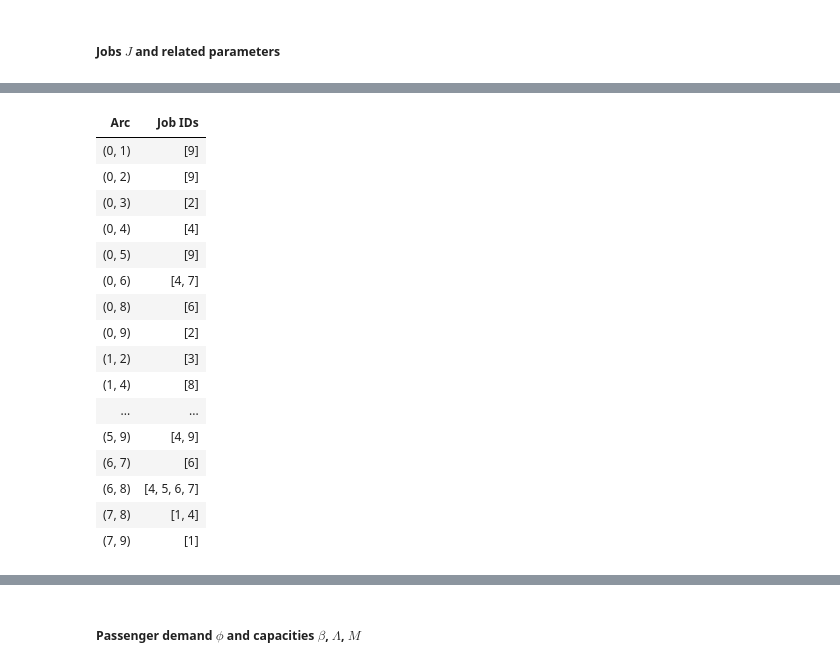
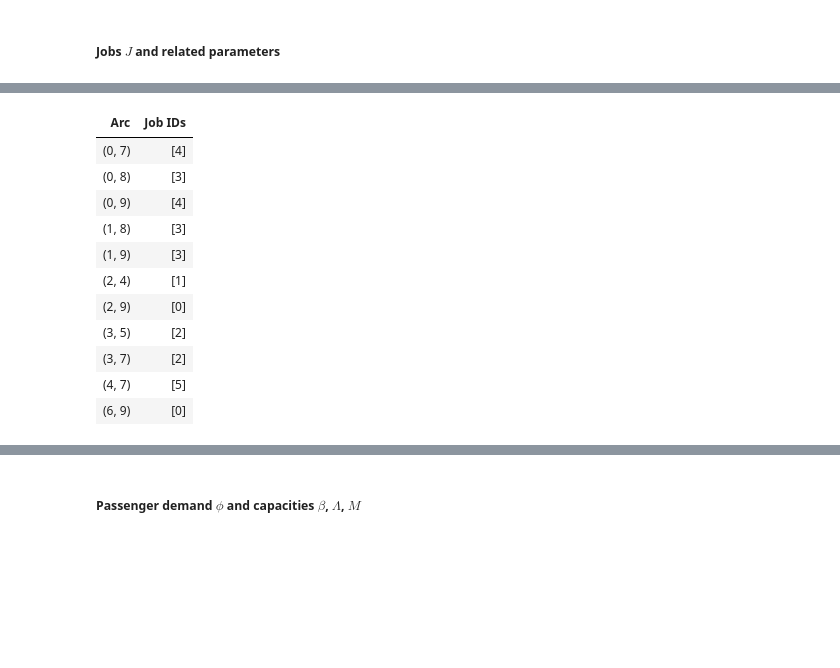
Before and after one commit to marcotallone/railway-scheduling, a Jupyter notebook: notebooks/test_model0.ipynb, the cells around one changed output, grey strips where cells are left out. Drawn from its saved outputs; the diff is of its cells as text; code cells hidden in the pictures; blank space fills up the shorter version.

Commit message:
Adjusting constraints formalization and test with random parameters generations (Dijkstra, Yen algorithms implemented)

```diff
--- a/notebooks/test_model0.ipynb
+++ b/notebooks/test_model0.ipynb
@@ -210,7 +192,7 @@ plot
 ##### Time Horizon $T$
 # %%
 # Discrete Time Periods
-periods = 10
+periods = 30
 
 # Set of discrete time periods													(T)
 T = range(periods)
@@ -219,7 +201,7 @@ T = range(periods)
 # %%
 # Jobs -------------------------------------------------------------------------
 # Number of jobs
-jobs = 10
+jobs = 6
 
 # Set of jobs																	(J)
 J = range(jobs)
@@ -228,7 +210,7 @@ J = range(jobs)
 # this is chosed randomly between 1 and len(T) (exclusive) time periods
 # NOTE: an alternative could be making it a function of the length of the path
 # of the job decided below (e.g. p_j = len(Aj[j]))
-pi = {j: random.randint(1, len(T) - 1) for j in J}
+pi = {j: random.randint(1, len(T)//jobs) for j in J}
 
 # Arcs subject to jobs ---------------------------------------------------------
 
@@ -238,7 +220,7 @@ pi = {j: random.randint(1, len(T) - 1) for j in J}
 Aj = {}
 for j in J:
 	start_station = random.choice(N) # start station
-	length = random.randint(1, n - 1) # length of the path
+	length = random.randint(1, n//3) # length of the path
 
 	path = []
 	current_station = start_station
@@ -272,15 +254,16 @@ C = []
 # between one job and the schedule on the next in the same arc there might
 # be the need of a break time interval for workers to move...
 # ...this can be tweaked eventually
-tau = {a: np.random.randint(0, len(T)//4) for a in A}
+tau = {a: 0 for a in A}
+# tau = {a: np.random.randint(0, len(T)//4) for a in A}
 
 # Visualizations ---------------------------------------------------------------
 
 # Dataframe of jobs and their attributes
 data1 = {
-    "Job": list(J),
-    "pi": [pi[j] for j in J],
-    "Aj": [Aj[j] for j in J]
+	"Job": list(J),
+	"pi": [pi[j] for j in J],
+	"Aj": [Aj[j] for j in J]
 }
 df1 = pd.DataFrame(data1)
 pd.set_option('display.max_colwidth', None)
@@ -302,16 +285,16 @@ stations = hv.Points(coords_plot, vdims=["x", "y", "station"]).opts(
 	color="blue",
 	size=10,
 	marker="circle",
-    hover_tooltips=[("Station", "@station"), ("X", "@x"), ("Y", "@y")]
+	hover_tooltips=[("Station", "@station"), ("X", "@x"), ("Y", "@y")]
 )
 
 arcs = hv.Overlay(
-    [hv.Curve([coords[i], coords[j]]).opts(
-        color="gray",
-        line_width=2,
-        tools=["hover"],
-        hover_tooltips=[("Arc", f"({i}, {j})"), ("Jobs", f"{Ja[(i, j)]}" if (i, j) in Ja else "None")]
-    ) for i, j in A]
+	[hv.Curve([coords[i], coords[j]]).opts(
+		color="gray",
+		line_width=2,
+		tools=["hover"],
+		hover_tooltips=[("Arc", f"({i}, {j})"), ("Jobs", f"{Ja[(i, j)]}" if (i, j) in Ja else "None")]
+	) for i, j in A]
 )
 
 # Plot arcs corresponging to jobs in different colors
@@ -348,10 +331,10 @@ circle = hv.Curve(
 
 # Create background area outside the unit circle
 background = hv.Area(
-    [(-1.1, -1.1), (-1.1, 1.1), (1.1, 1.1), (1.1, -1.1), (-1.1, -1.1)]
+	[(-1.1, -1.1), (-1.1, 1.1), (1.1, 1.1), (1.1, -1.1), (-1.1, -1.1)]
 ).opts(
-    fill_color="lightgray",
-    line_color="lightgray"
+	fill_color="lightgray",
+	line_color="lightgray"
 )
 background_circle = hv.Area(
 	[(np.cos(t), np.sin(t)) for t in theta]
@@ -362,9 +345,9 @@ background_circle = hv.Area(
 
 # Combine plots and set range
 plot = (background * background_circle * circle * arcs * stations).opts(
-    width=600, height=600,
-    xlim=(-1.1, 1.1), ylim=(-1.1, 1.1),
-    title="Arcs interested by jobs",
+	width=600, height=600,
+	xlim=(-1.1, 1.1), ylim=(-1.1, 1.1),
+	title="Arcs interested by jobs",
 	legend_position="bottom_right",
 	show_legend=True,
 	# xaxis=None, yaxis=None,
@@ -387,20 +366,15 @@ plot
 | Arc | Job IDs |
-| (0, 1) | [9] |
-| (0, 2) | [9] |
-| (0, 3) | [2] |
-| (0, 4) | [4] |
-| (0, 5) | [9] |
-| (0, 6) | [4, 7] |
-| (0, 8) | [6] |
-| (0, 9) | [2] |
-| (1, 2) | [3] |
-| (1, 4) | [8] |
-| ... | ... |
-| (5, 9) | [4, 9] |
-| (6, 7) | [6] |
-| (6, 8) | [4, 5, 6, 7] |
-| (7, 8) | [1, 4] |
-| (7, 9) | [1] |
+| (0, 7) | [4] |
+| (0, 8) | [3] |
+| (0, 9) | [4] |
+| (1, 8) | [3] |
+| (1, 9) | [3] |
+| (2, 4) | [1] |
+| (2, 9) | [0] |
+| (3, 5) | [2] |
+| (3, 7) | [2] |
+| (4, 7) | [5] |
+| (6, 9) | [0] |
 [interactive output not drawn]
 # %% [markdown]
 ##### Passenger demand $\phi$ and capacities $\beta$, $\Lambda$, $M$
```
Also changed, not shown: parts of 13 cells of this notebook.
